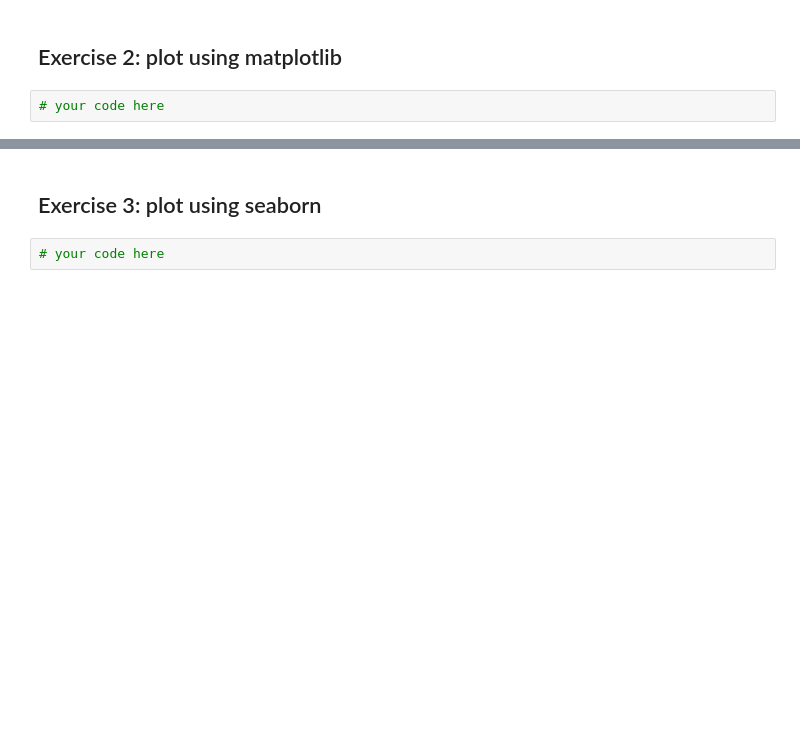
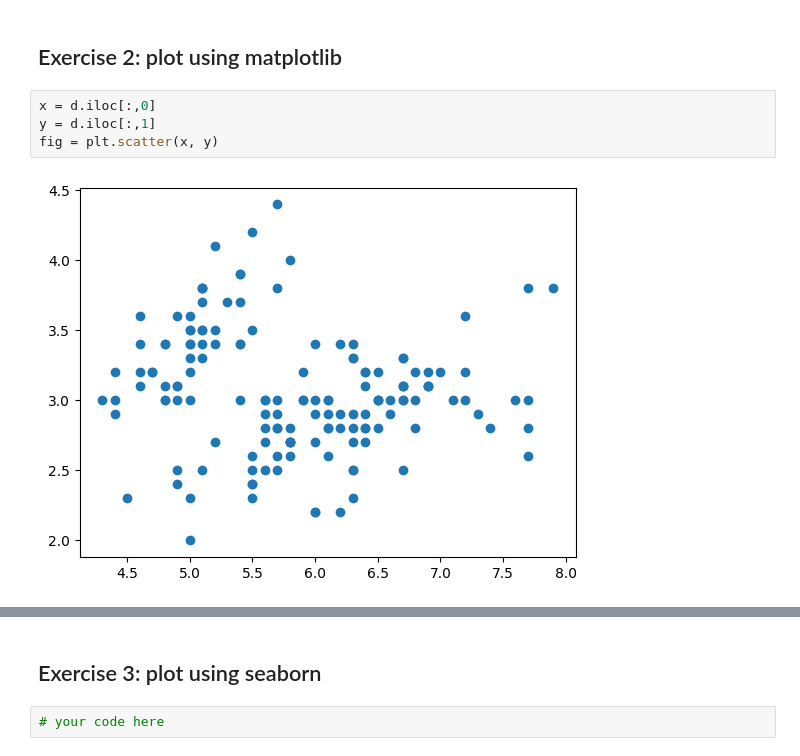
Before and after one commit to Datahel/KAWai_data_visualization, a Jupyter notebook: notebook.ipynb, the cells around one changed output, grey strips where cells are left out. Saved outputs shown, nothing was run; the diff lists cells and outputs as text; blank space fills up the shorter version.

```diff
--- a/notebook.ipynb
+++ b/notebook.ipynb
@@ -37,4 +46,8 @@ ss
 # %% [markdown]
 ## Exercise 2: plot using matplotlib
-# %%
-# your code here
+# %%
+x = d.iloc[:,0]
+y = d.iloc[:,1]
+fig = plt.scatter(x, y)
+# %% [output]
+[figure, added]
```
Also changed, not shown: parts of 4 cells of this notebook.
